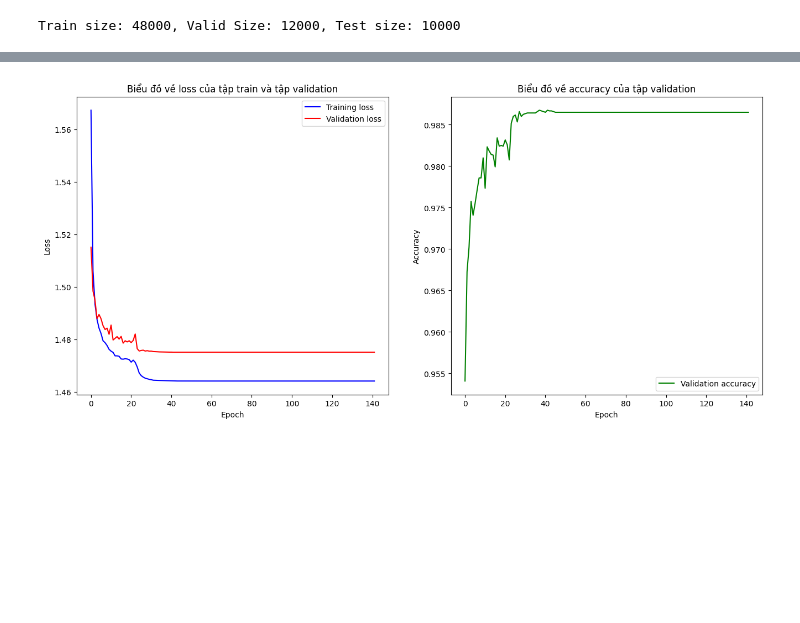
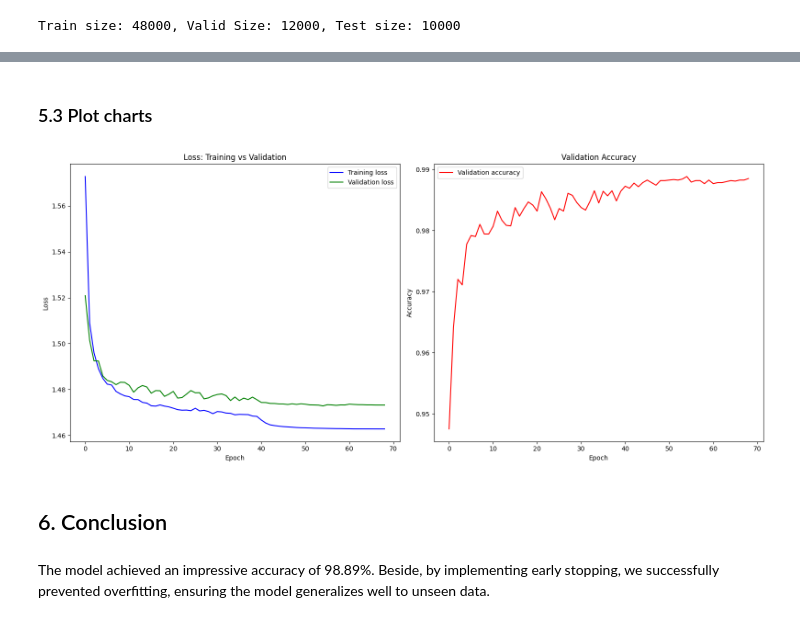
Before and after one commit to QioCas/DL-final-project, a Jupyter notebook: report.ipynb, the cells around one changed output, grey strips where cells are left out. Saved outputs shown, nothing was run; the diff lists cells and outputs as text; code cells hidden in the pictures; blank space fills up the shorter version.

```diff
--- a/report.ipynb
+++ b/report.ipynb
@@ -139,6 +151,6 @@ def Valid_model():
 # %%
 class Early_stopping():
-    def __init__(self, patience=6, delta=0):
+    def __init__(self, patience=15, delta=0):
         self.patience = patience
         self.delta = delta
 
@@ -172,20 +184,22 @@ model = LeNet5().to(device)
 
 loss_fn = nn.CrossEntropyLoss() # loss function
 optimizer = torch.optim.Adam(model.parameters(), lr=0.001) # optimizer
-early_stopping = Early_stopping(patience=100, delta=0)
+early_stopping = Early_stopping(patience=15, delta=0)
 scheduler = optim.lr_scheduler.ReduceLROnPlateau(optimizer, mode='min', factor=0.1, patience=5)
 # %%
-num_epochs = 10000
+num_epochs = 200
 trainloss_list = []
 valloss_list = []
 valaccuracy_list = []
 
 for epoch in range(num_epochs):
+
     train_loss = Train_model()
     val_loss, val_accuracy = Valid_model()
 
     scheduler.step(val_loss)
     early_stopping(val_loss, model)
+
     if early_stopping.early_stop:
         print("Early stopping")
         break
@@ -196,11 +210,9 @@ for epoch in range(num_epochs):
 
     print(f"Epoch: {epoch + 1} / {num_epochs}, Average training loss: {train_loss:.9f},  Validation loss: {val_loss:.9f}, Validation accuracy: {val_accuracy:.9f}", end=', ')
 
-    # In learning rate
     for param_group in optimizer.param_groups:
         print(f"Learning Rate = {param_group['lr']}")
 
 
 early_stopping.load_best_model(model)
-print("Done training")
 # %% [output]
@@ -286,19 +306,24 @@ weighted avg       0.99      0.99      0.99     10000
+# %% [markdown]
+### 5.3 Plot charts
 # %%
 fig, axes = plt.subplots(1, 2, figsize=(16, 7))
 
+# Plot Loss
 axes[0].plot(trainloss_list, label='Training loss', color='blue')
-axes[0].plot(valloss_list, label='Validation loss', color='red')
-axes[0].set_xlabel('Epoch')
-axes[0].set_ylabel('Loss')
-axes[0].set_title('Biểu đồ về loss của tập train và tập validation')
+axes[0].plot(valloss_list, label='Validation loss', color='green')
+axes[0].set(xlabel='Epoch', ylabel='Loss', title='Loss: Training vs Validation')
 axes[0].legend()
 
-axes[1].plot(valaccuracy_list, label='Validation accuracy', color='green')
-axes[1].set_xlabel('Epoch')
-axes[1].set_ylabel('Accuracy')
-axes[1].set_title('Biểu đồ về accuracy của tập validation')
+# Plot Accuracy
+axes[1].plot(valaccuracy_list, label='Validation accuracy', color='red')
+axes[1].set(xlabel='Epoch', ylabel='Accuracy', title='Validation Accuracy')
 axes[1].legend()
 
+plt.tight_layout()
 plt.show()
 # %% [output]
-[figure, old version]
+[figure, new version]
+# %% [markdown]
+## 6. Conclusion
+# %% [markdown]
+The model achieved an impressive accuracy of 98.89%. Beside, by implementing early stopping, we successfully prevented overfitting, ensuring the model generalizes well to unseen data.
```
Also changed, not shown: parts of 24 cells of this notebook.
